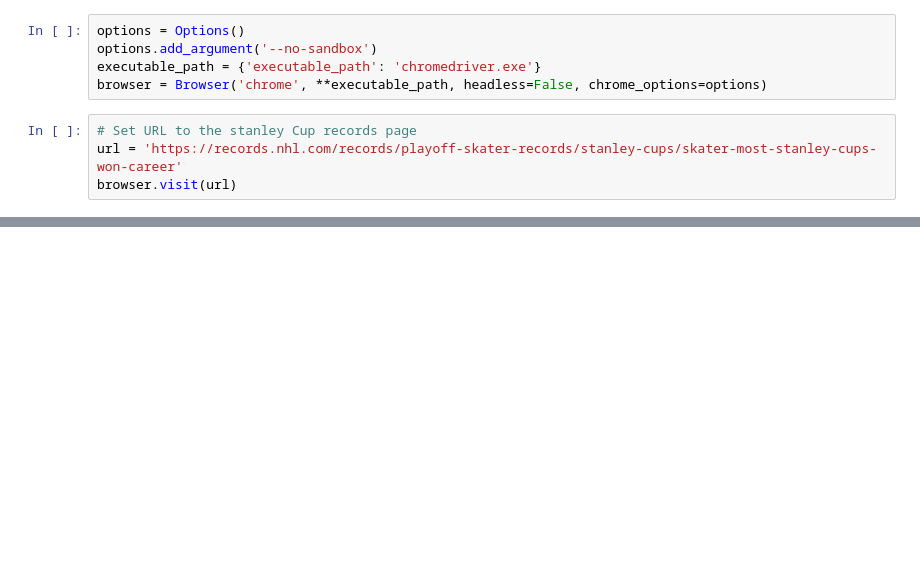
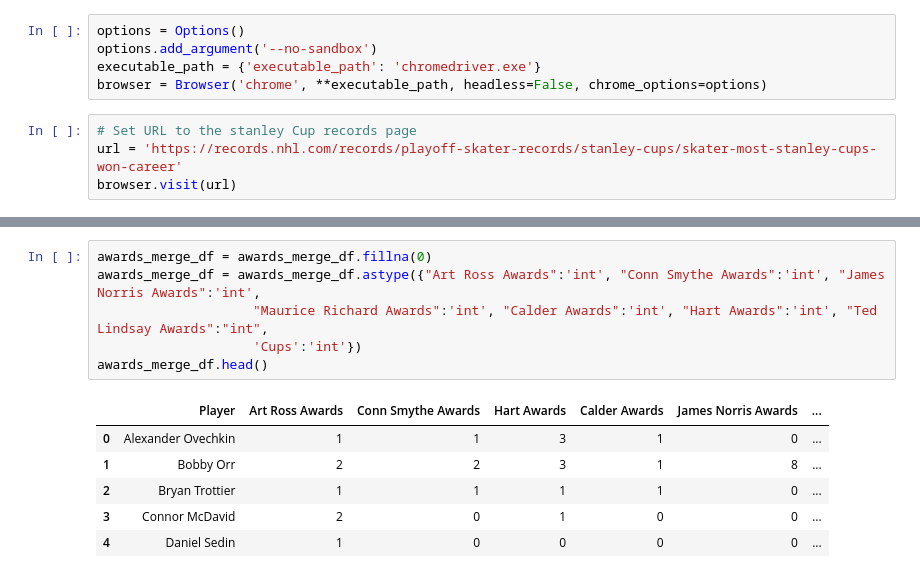
Before and after one commit to potterc22/Final-Project-ML, a Jupyter notebook: Jeff/awards_scrape.ipynb, the cells around one changed output, grey strips where cells are left out. Drawn from its saved outputs; the diff is of its cells as text; blank space fills up the shorter version.

```diff
--- a/Jeff/awards_scrape.ipynb
+++ b/Jeff/awards_scrape.ipynb
@@ -817,0 +863,13 @@ stanley_cup_df.head()
+# %%
+awards_merge_df = awards_merge_df.fillna(0)
+awards_merge_df = awards_merge_df.astype({"Art Ross Awards":'int', "Conn Smythe Awards":'int', "James Norris Awards":'int',
+                    "Maurice Richard Awards":'int', "Calder Awards":'int', "Hart Awards":'int', "Ted Lindsay Awards":"int",
+                    'Cups':'int'})
+awards_merge_df.head()
+# %% [output]
+|  | Player | Art Ross Awards | Conn Smythe Awards | Hart Awards | Calder Awards | James Norris Awards | ... |
+| 0 | Alexander Ovechkin | 1 | 1 | 3 | 1 | 0 | ... |
+| 1 | Bobby Orr | 2 | 2 | 3 | 1 | 8 | ... |
+| 2 | Bryan Trottier | 1 | 1 | 1 | 1 | 0 | ... |
+| 3 | Connor McDavid | 2 | 0 | 1 | 0 | 0 | ... |
+| 4 | Daniel Sedin | 1 | 0 | 0 | 0 | 0 | ... |
```
Also changed, not shown: parts of 10 cells of this notebook, 1 other file.
